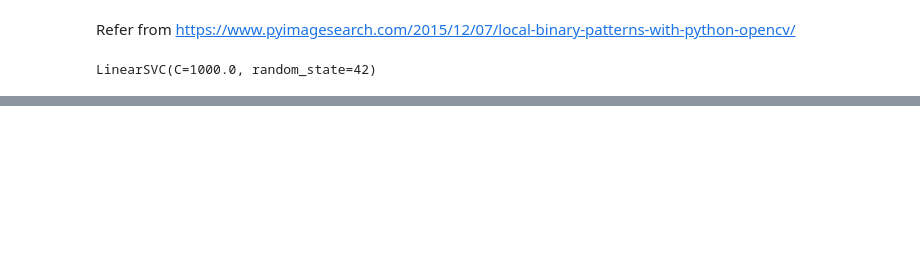
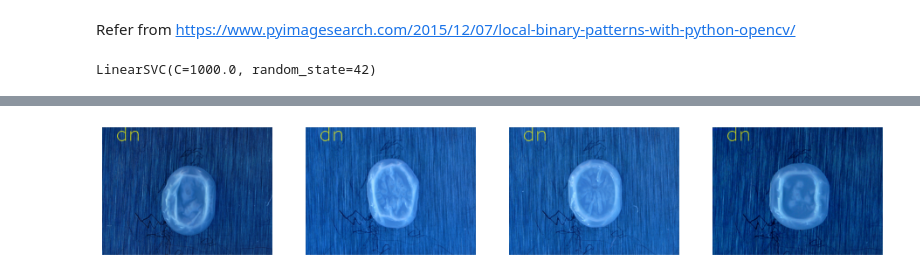
Before and after one commit to liubruce/milk_cls, a Jupyter notebook: notebooks/1.0-bl-initial-data-lbp.ipynb, the cells around one changed output, grey strips where cells are left out. Saved outputs shown, nothing was run; the diff lists cells and outputs as text; code cells hidden in the pictures; blank space fills up the shorter version.

```diff
--- a/notebooks/1.0-bl-initial-data-lbp.ipynb
+++ b/notebooks/1.0-bl-initial-data-lbp.ipynb
@@ -84,0 +86,29 @@ plt.show()
+# %%
+# loop over the testing images
+nrows = 4
+ncols = 4
+fig = plt.gcf()
+fig.set_size_inches(ncols * 4, nrows * 4)
+i = 0
+test_path = '../data/raw/dn'
+for imagePath in paths.list_images(test_path):
+	# load the image, convert it to grayscale, describe it,
+	# and classify it
+	image = cv2.imread(imagePath)
+	gray = cv2.cvtColor(image, cv2.COLOR_BGR2GRAY)
+	hist = desc.describe(gray)
+	prediction = model.predict(hist.reshape(1, -1))
+
+	# display the image and the prediction
+	cv2.putText(image, prediction[0], (100, 100), cv2.FONT_HERSHEY_SIMPLEX,5.0, (255, 255, 0), 3)
+# 	cv2.imshow("Image", image)
+    #Show the image with matplotlib
+
+
+	sp = plt.subplot(nrows, ncols, i + 1)
+	sp.axis('Off')
+	i = i + 1
+	plt.imshow(image)
+plt.show()
+# %% [output]
+[figure, added]
```
Also changed, not shown: parts of 2 cells of this notebook, 3 other files.
